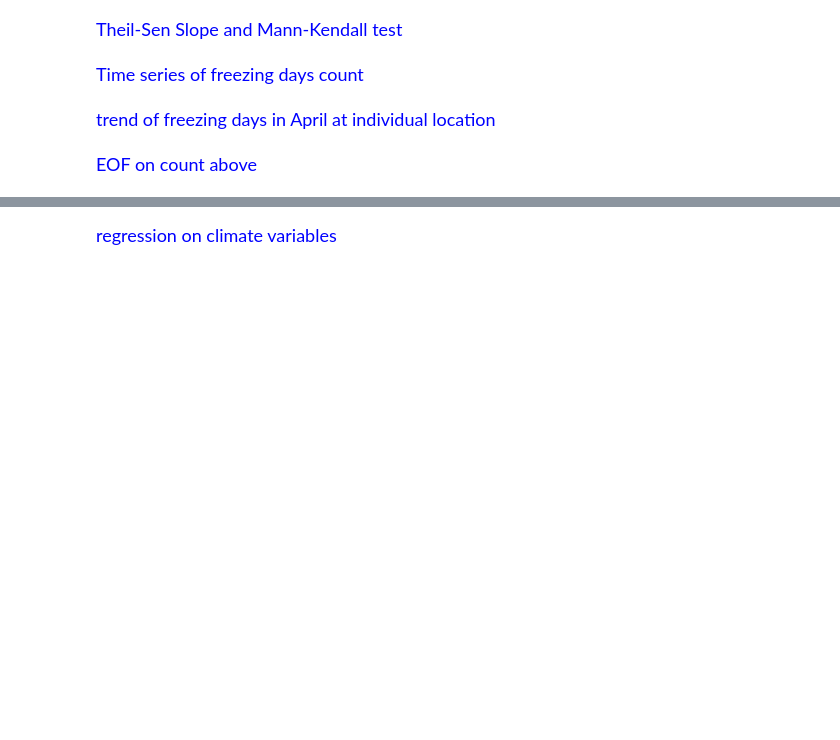
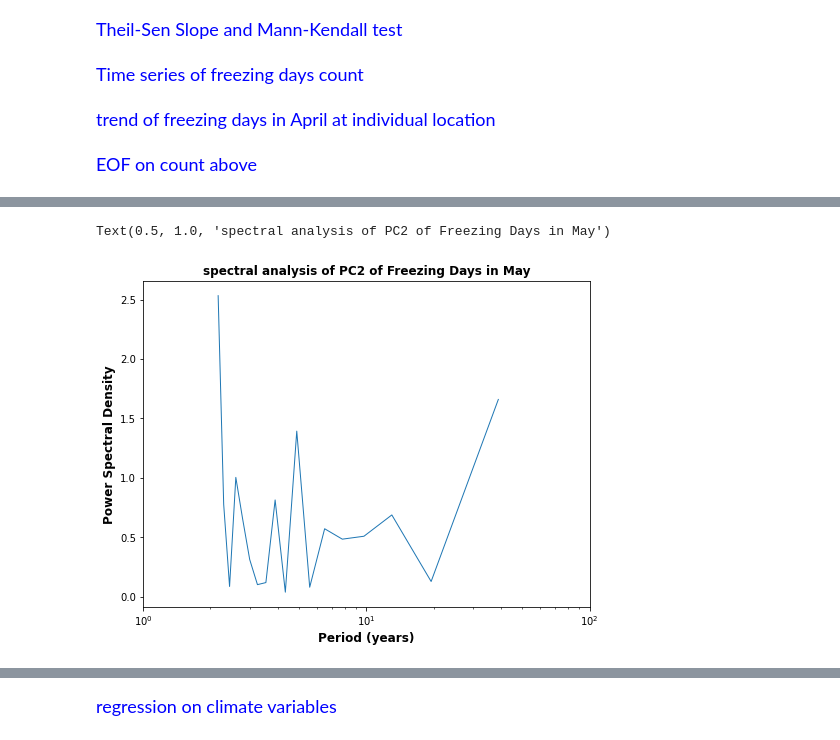
Before and after one commit to Diane1306/ERA5_PRISM, a Jupyter notebook: CompositeAnalysis.ipynb, the cells around one changed output, grey strips where cells are left out. Cells and saved outputs as stored; diff of their text form; code cells hidden in the pictures; blank space fills up the shorter version.

```diff
--- a/CompositeAnalysis.ipynb
+++ b/CompositeAnalysis.ipynb
@@ -692,0 +693,36 @@ plt.show()
+# %%
+def spectrum1(h, dt):
+    """
+    First cut at spectral estimation: very crude.
+
+    Returns frequencies, power spectrum, and
+    power spectral density.
+    Only positive frequencies between (and not including)
+    zero and the Nyquist are output.
+    """
+    nt = len(h)
+    npositive = nt//2
+    pslice = slice(1, npositive)
+    freqs = np.fft.fftfreq(nt, d=dt)[pslice]
+    ft = np.fft.fft(h)[pslice]
+    psraw = np.abs(ft) ** 2
+    # Double to account for the energy in the negative frequencies.
+    psraw *= 2
+    # Normalization for Power Spectrum
+    psraw /= nt**2
+    # Convert PS to Power Spectral Density
+    psdraw = psraw * nt  # nt * dt is record length
+    return freqs, psraw, psdraw
+ii = 1
+pc = (X1_pc[:, :2] - X1_pc[:, :2].mean()) / X1_pc[:, :2].std()
+pc1 = pc[:, ii]
+f, ps, psd = spectrum1(pc1, 1)
+fig, ax = plt.subplots(1, 1, figsize=(8, 6))
+ax.semilogx(1./f, psd, lw=1)
+ax.set_xlim(1, 100)
+ax.set_ylabel('Power Spectral Density', fontsize='large', fontweight='bold')
+ax.set_xlabel('Period (years)', fontsize='large', fontweight='bold')
+plt.title(f'spectral analysis of PC{ii+1} of Freezing Days in {mon[mi]}', fontsize='large', fontweight='bold')
+# %% [output]
+Text(0.5, 1.0, 'spectral analysis of PC2 of Freezing Days in May')
+[figure, added]
```
Also changed, not shown: parts of 9 cells of this notebook, 4 other files.
